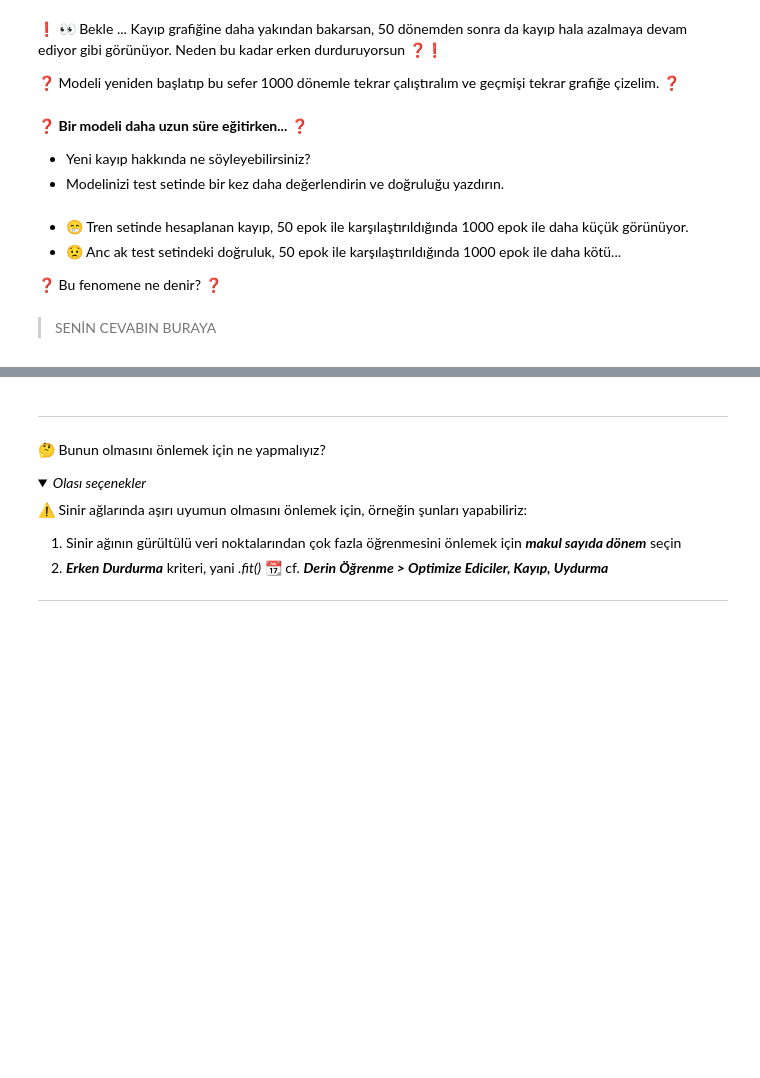
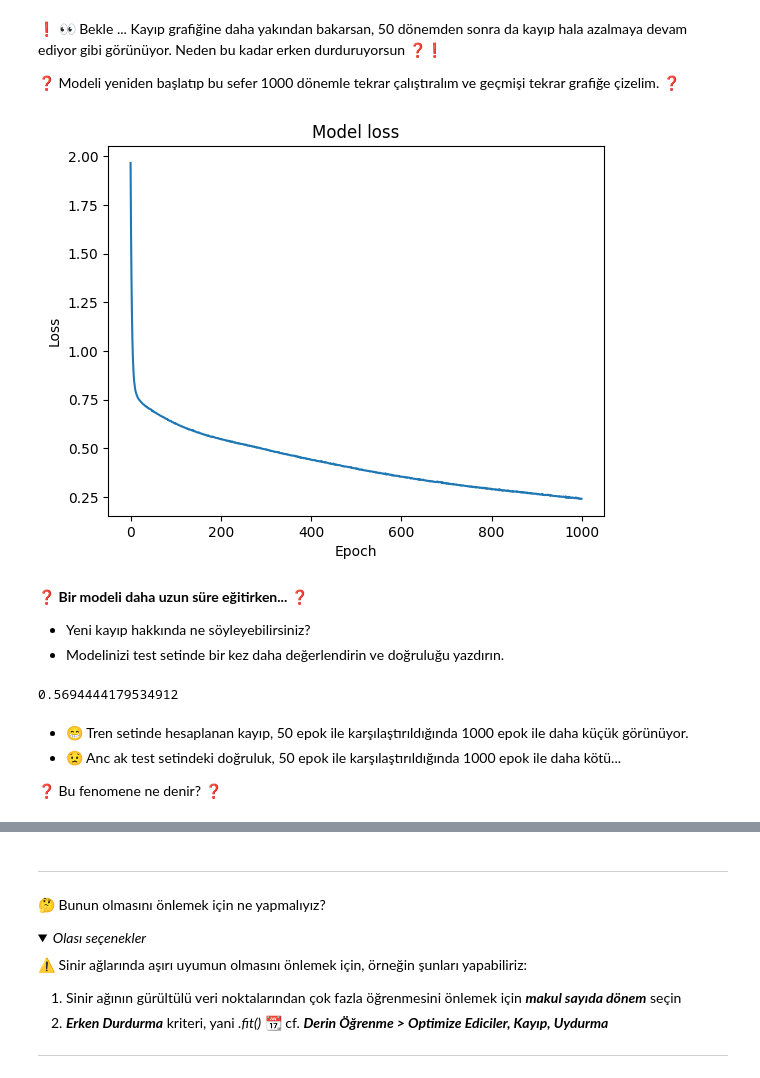
Before and after one commit to sevalkaraosmanoglu/S18D2-S-Data-multiclass-classification, a Jupyter notebook: multiclass_classification.ipynb, the cells around one changed output, grey strips where cells are left out. Cells and saved outputs as stored; diff of their text form; code cells hidden in the pictures; folded sections open; blank space fills up the shorter version.

```diff
--- a/multiclass_classification.ipynb
+++ b/multiclass_classification.ipynb
@@ -309,3 +311,15 @@ git push origin master
+# %%
+model = initialize_model()
+
+history = model.fit(X_train,
+                    y_train,
+                    epochs=1000,
+                    batch_size=16,
+                    verbose=0)
+
+plot_history(history)
+# %% [output]
+[figure, added]
 # %% [markdown]
 ❓ **Bir modeli daha uzun süre eğitirken...** ❓
 - Yeni kayıp hakkında ne söyleyebilirsiniz?
@@ -315,7 +327,10 @@ git push origin master
+# %%
+results = model.evaluate(X_test, y_test, verbose=0)
+print(results[1])
+# %% [output]
+0.5694444179534912
 # %% [markdown]
 * 😁 Tren setinde hesaplanan kayıp, 50 epok ile karşılaştırıldığında 1000 epok ile daha küçük görünüyor.
 * 😟 Anc ak test setindeki doğruluk, 50 epok ile karşılaştırıldığında 1000 epok ile daha kötü...
 
 ❓ Bu fenomene ne denir? ❓
-# %% [markdown]
-> SENİN CEVABIN BURAYA
```
Also changed, not shown: parts of 6 cells of this notebook.
